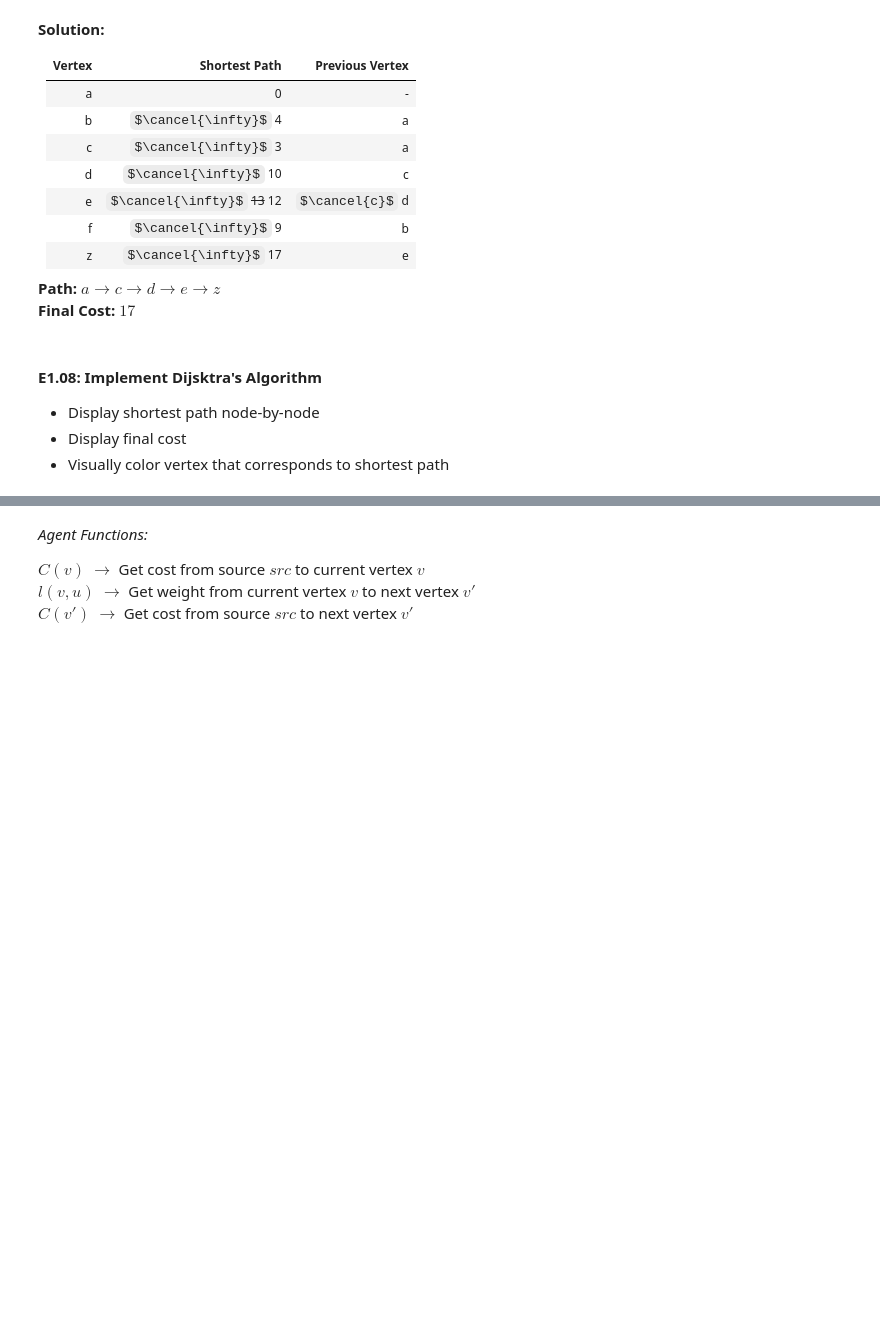
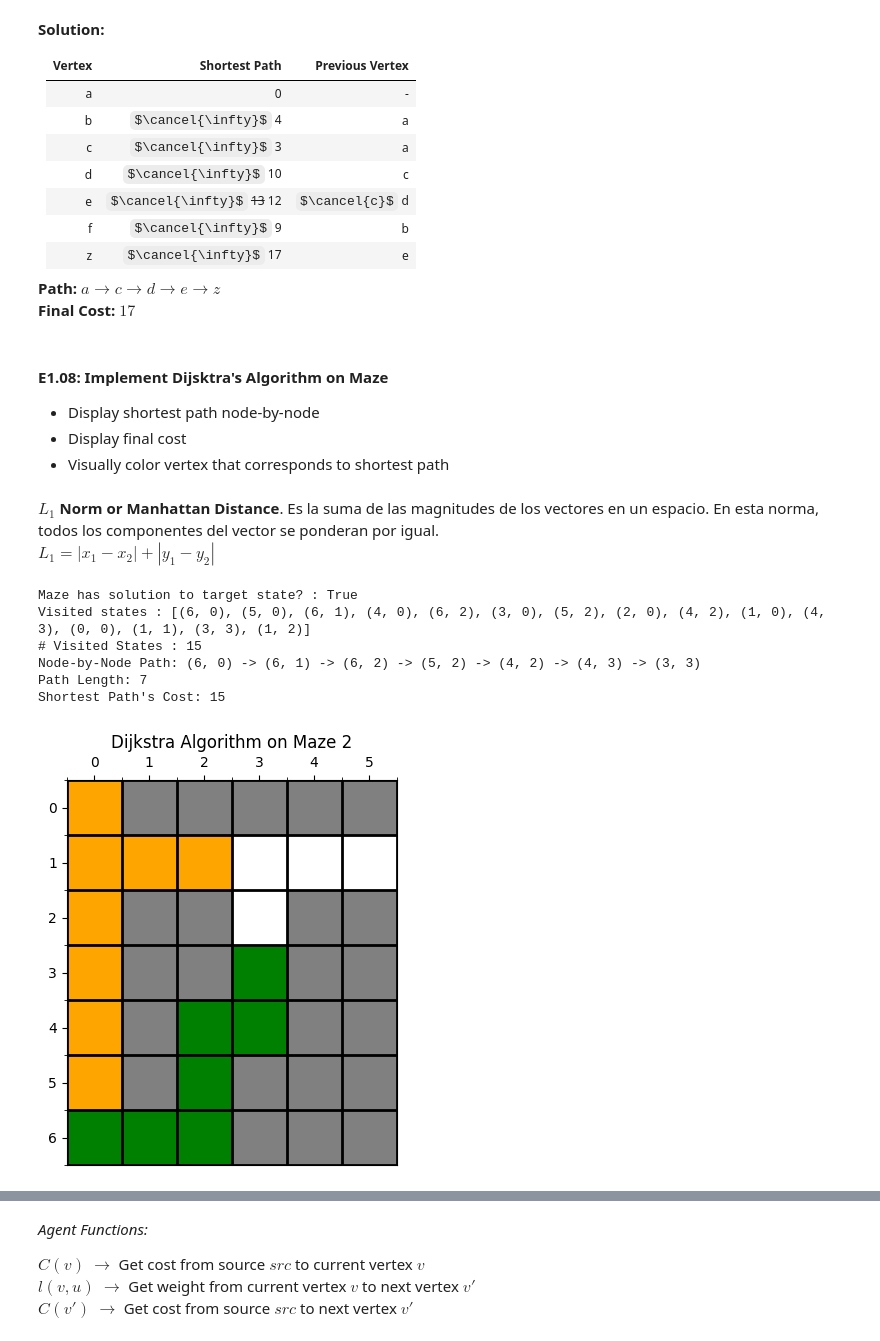
Before and after one commit to Daniels1610/CI008-Dagraz, a Jupyter notebook: E01.ipynb, the cells around one changed output, grey strips where cells are left out. Drawn from its saved outputs; the diff is of its cells as text; code cells hidden in the pictures; some formulas as TeX source; blank space fills up the shorter version.

```diff
--- a/E01.ipynb
+++ b/E01.ipynb
@@ -34,7 +34,7 @@ def maze_plotter(data: np.ndarray):
     """
     A helper function to plot 2D data into a maze
     """
-    im = plt.imshow(data[::], interpolation='none', vmin=0, vmax=2, aspect='equal', cmap=cmap)
+    im = plt.imshow(data[::], interpolation='none', vmin=0, vmax=3, aspect='equal', cmap=cmap)
 
     # Get the axis
     ax=plt.gca()
@@ -104,7 +104,8 @@ def BDFS(Q: Union[Stack, Queue], init_x: tuple, target_x: tuple, maze_data: np.n
         'maze_dim': maze_data.shape,        # Calculate maze index and Set maze constraints
         'status': False,                    # Tells whether target_x has a solution
         'visited_x': [],                    # Stores visited states
-        'visited_m':np.copy(maze_data)}     # Maze copy to mark visited states
+        'visited_m':np.copy(maze_data),     # Maze copy to mark visited states
+        'cells_table': {}}
 
     # Either init or target state is a forbidden cell
     if maze_data[init_x[0],init_x[1]] or maze_data[target_x[0],target_x[1]] == 1:
@@ -118,9 +119,11 @@ def BDFS(Q: Union[Stack, Queue], init_x: tuple, target_x: tuple, maze_data: np.n
     while Q.size() != 0:
         # Get Current State
         x = Q.get_first()
+        mi['cells_table'][x] = [x, math.inf, None]
 
         # Current state matches target state | SUCCESS
         if x[0] == target_x[0] and x[1] == target_x[1]:
+            mi['cells_table'][x] = [x, math.inf, None]
             mi['status'] = True; return mi
 
         # Explores action space
@@ -129,7 +132,7 @@ def BDFS(Q: Union[Stack, Queue], init_x: tuple, target_x: tuple, maze_data: np.n
             if mi['visited_m'][next_x[0],next_x[1]] == 2: continue
             elif mi['visited_m'][next_x[0],next_x[1]] == 0:
                 mi['visited_m'].put(get_index(next_x, mi['maze_dim']), 2)
-                mi['visited_x'].append(next_x)
+                mi['visited_x'].append(next_x); mi['cells_table'][next_x] = [next_x, math.inf, None]
                 Q.insert(next_x)
 
     # Border doesn't have any valid state | FAILURE
@@ -147,7 +150,8 @@ for idx, dsa in enumerate(borders, start=1):
     maze_info = BDFS(dsa, (6,0), (3,3), maze_dict['maze_02'])
     print(f"Maze 02 has solution to target state? : {maze_info['status']}")
     print(f"Visited States at Q :")
-    [print(maze_info['visited_x'][x], end=" ") if (x+1)%4 else print(maze_info['visited_x'][x]) for x in range(len(maze_info['visited_x']))]; print("\n")
+    [print(maze_info['visited_x'][x], end=" ") if (x+1)%4 else print(maze_info['visited_x'][x]) for x in range(len(maze_info['visited_x']))]
+    print(f"Number of Visited States: {len(maze_info['visited_x'])}\n")
     maze_plotter(maze_info['visited_m'])
     plt.title("DFS" if type(dsa) == Stack else "BFS")
 # %% [output]
@@ -239,7 +244,13 @@ Visited States at Q :
 **Path:** $a\rightarrow c \rightarrow d \rightarrow e \rightarrow z$
 **Final Cost:** $17$
 # %% [markdown]
-#### **E1.08:** Implement Dijsktra's Algorithm
+#### **E1.08:** Implement Dijsktra's Algorithm on Maze
 - Display shortest path node-by-node
 - Display final cost
 - Visually color vertex that corresponds to shortest path
+# %% [markdown]
+**$L_{1}$ Norm or Manhattan Distance**. Es la suma de las magnitudes de los vectores en un espacio. En esta norma, todos los componentes del vector se ponderan por igual.
+$L_{1} = \left | x_{1}-x_{2}  \right | + \left | y_{1}-y_{2}  \right |$
+# %%
+def manhattan_distance(p1:tuple, p2:tuple) -> int:
+    return np.abs(p1[0] - p2[0]) + np.abs(p1[1] - p2[1])
@@ -245,0 +299,26 @@ Visited States at Q :
+# %%
+init_x = tuple(int(x) for x in input("Enter Initial State: ").split(" "))
+target_x = tuple(int(x) for x in input("Enter Target State: ").split(" "))
+maze = input("Select Maze (1 to 4): ")
+
+fig = plt.figure(figsize=(5,5))
+mi = dijsktra_maze(Queue(), init_x, target_x, maze_dict[f'maze_0{maze}'])
+if mi['status'] != False:
+    print(f"Maze has solution to target state? : {mi['status']}")
+    print(f"Visited states : {mi['visited_x']}")
+    print(f"# Visited States : {len(mi['visited_x'])}")
+    print(f"Node-by-Node Path: {' -> '.join([str(x) for x in mi['shortest_path']])}")
+    print(f"Path Length: {len(mi['shortest_path'])}")
+    print(f"Shortest Path's Cost: {mi['final_cost']}")
+    for x in mi['shortest_path']: mi['visited_m'].put(get_index(x, mi['maze_dim']),3)
+    maze_plotter(mi['visited_m'])
+    plt.title(f'Dijkstra Algorithm on Maze {maze}')
+else: print(f"Maze {maze} doesn't have a solution")
+# %% [output]
+Maze has solution to target state? : True
+Visited states : [(6, 0), (5, 0), (6, 1), (4, 0), (6, 2), (3, 0), (5, 2), (2, 0), (4, 2), (1, 0), (4, 3), (0, 0), (1, 1), (3, 3), (1, 2)]
+# Visited States : 15
+Node-by-Node Path: (6, 0) -> (6, 1) -> (6, 2) -> (5, 2) -> (4, 2) -> (4, 3) -> (3, 3)
+Path Length: 7
+Shortest Path's Cost: 15
+[figure, added]
```
Also changed, not shown: parts of 7 cells of this notebook.
